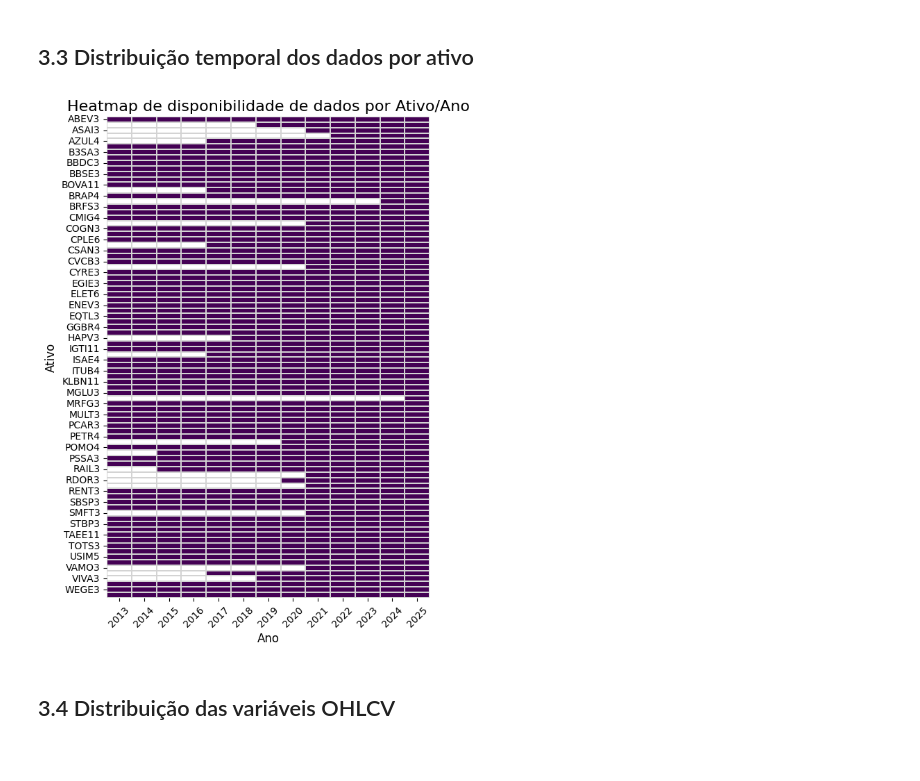
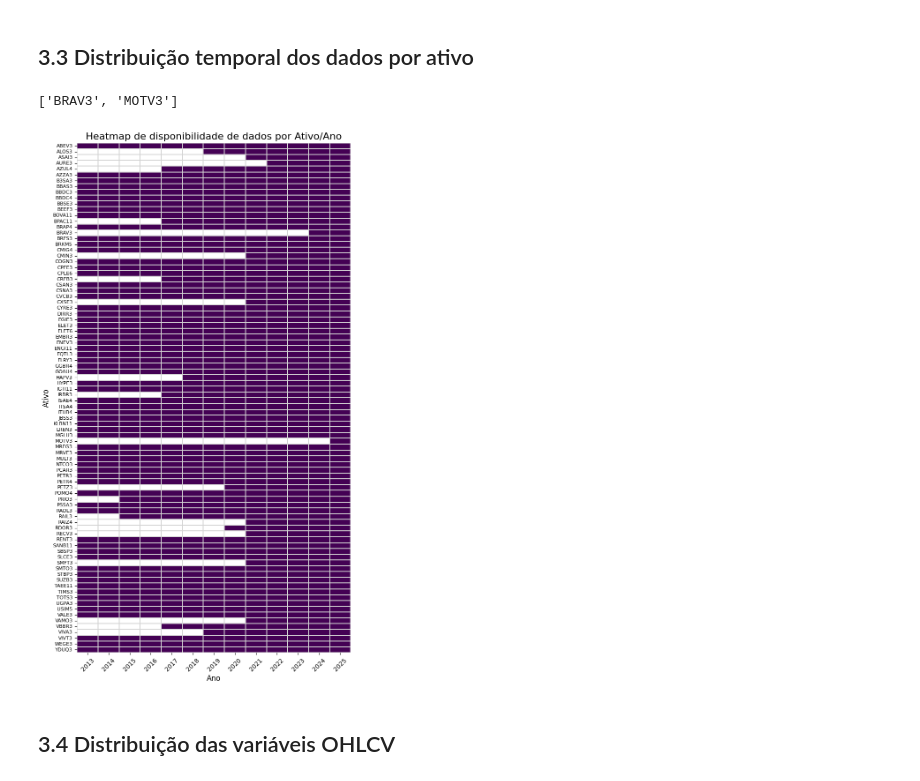
Before and after one commit to lucasaugs/b3-pattern-recon, a Jupyter notebook: characterization.ipynb, the cells around one changed output. Drawn from its saved outputs; the diff is of its cells as text; code cells hidden in the pictures.

Commit message:
Add util_funcs for data processing, change characterization and preliminary results on correlations

```diff
--- a/characterization.ipynb
+++ b/characterization.ipynb
@@ -43,5 +22,5 @@ def treat_data(path="data/b3_candles_raw.csv") -> pd.DataFrame:
 # %%
-data = treat_data("data/b3_candles_raw.csv")
+data = treat_candle_data("data/b3_candles_raw.csv")
 data.info()
 # %% [output]
 <class 'pandas.core.frame.DataFrame'>
@@ -220,32 +199,44 @@ plt.show()
 [figure]
 # %% [markdown]
 ## 3.3 Distribuição temporal dos dados por ativo
+# %%
+availability = data[["NAME", "YEAR"]].drop_duplicates()
+availability["has_data"] = 1
+
+# get assets with data for only 2 years and display head
+twoyassets = (
+    availability["NAME"]
+    .value_counts()[availability["NAME"].value_counts() < 4]
+    .index.tolist()
+)
+twoyassets
+# %% [output]
+['BRAV3', 'MOTV3']
 # %%
 availability = data[["NAME", "YEAR"]].drop_duplicates()
 availability["has_data"] = 1
 
 heatmap_data = availability.pivot(index="NAME", columns="YEAR", values="has_data")
 
-plt.figure(figsize=(6, 9))
+plt.figure(figsize=(8, 15))
 ax = sns.heatmap(
     heatmap_data,
     cmap="viridis",
     cbar=False,
     linewidths=0.1,
     linecolor="lightgray",
+    yticklabels=True,
 )
-
-# ax.set_facecolor("#f9f9f9")
-# ax.figure.set_facecolor("#f9f9f9")
 
 plt.title("Heatmap de disponibilidade de dados por Ativo/Ano", fontsize=16)
 plt.xlabel("Ano", fontsize=12)
 plt.ylabel("Ativo", fontsize=12)
+plt.yticks(fontsize=8)
 plt.xticks(rotation=45)
 
 plt.show()
 # %% [output]
-[figure, old version]
+[figure, new version]
 # %% [markdown]
 ## 3.4 Distribuição das variáveis OHLCV
 # %%
```
Also changed, not shown: parts of 7 cells of this notebook, 2 other files.
